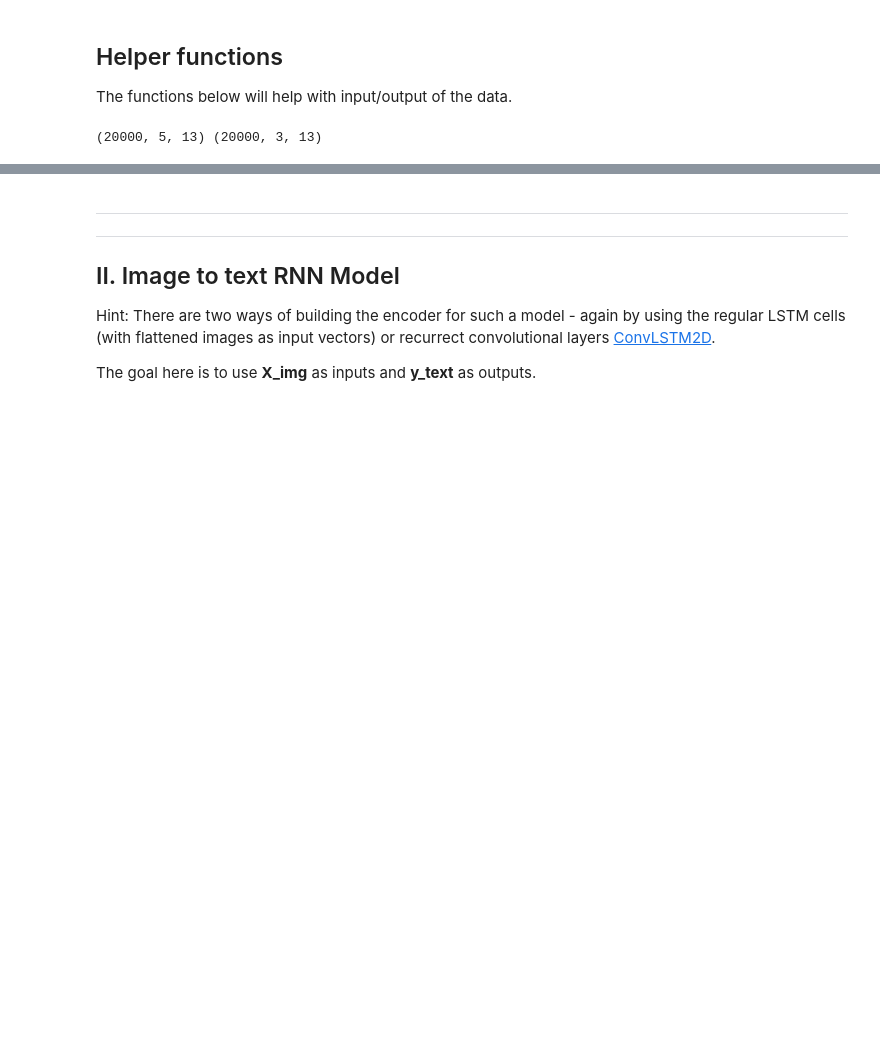
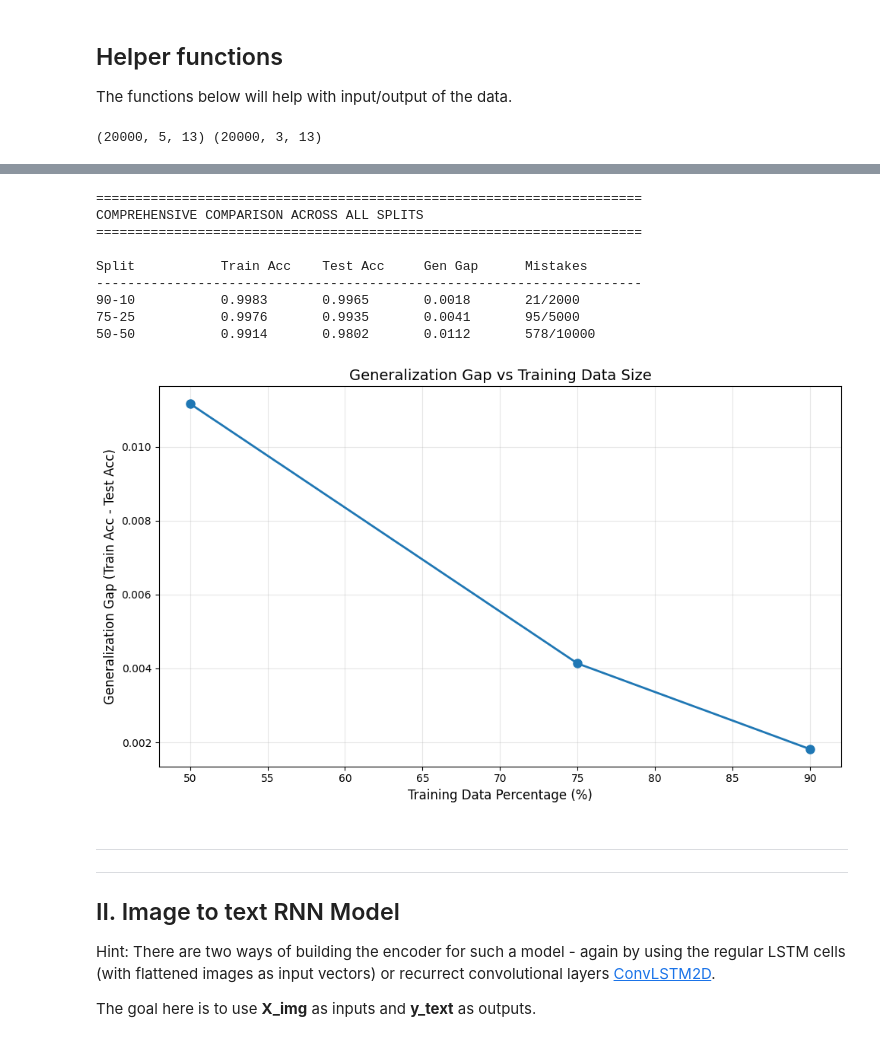
Before and after one commit to gaddetsi/final-assignment-IDL, a Jupyter notebook: A2_RNNs.ipynb, the cells around one changed output, grey strips where cells are left out. Cells and saved outputs as stored; diff of their text form; code cells hidden in the pictures; blank space fills up the shorter version.

```diff
--- a/A2_RNNs.ipynb
+++ b/A2_RNNs.ipynb
@@ -601,3 +667,62 @@ print("""
+# %%
+# Create comprehensive summary comparing all splits
+print("\n" + "="*70)
+print("COMPREHENSIVE COMPARISON ACROSS ALL SPLITS")
+print("="*70)
+
+summary_data = []
+for split_name in sorted(results.keys(), key=lambda x: int(x.split('-')[0]), reverse=True):
+    split_data = results[split_name]
+    train_size, test_size = map(int, split_name.split('-'))
+
+    # Calculate number of mistakes
+    y_pred = split_data['model'].predict(split_data['X_test'], verbose=0)
+    y_pred_decoded = decode_labels(y_pred)
+    y_test_decoded = decode_labels(split_data['y_test'])
+
+    num_mistakes = sum([1 for i in range(len(y_pred_decoded)) if y_pred_decoded[i] != y_test_decoded[i]])
+
+    summary_data.append({
+        'split': split_name,
+        'train_size': train_size,
+        'test_size': test_size,
+        'train_acc': split_data['train_acc'],
+        'test_acc': split_data['test_acc'],
+        'gen_gap': split_data['train_acc'] - split_data['test_acc'],
+        'num_mistakes': num_mistakes,
+        'total_samples': len(y_test_decoded)
+    })
+
+# Display table
+print(f"\n{'Split':<15} {'Train Acc':<12} {'Test Acc':<12} {'Gen Gap':<12} {'Mistakes':<15}")
+print("-" * 70)
+for data in summary_data:
+    print(f"{data['split']:<15} {data['train_acc']:<12.4f} {data['test_acc']:<12.4f} "
+          f"{data['gen_gap']:<12.4f} {data['num_mistakes']}/{data['total_samples']}")
+
+# Plot generalization gap
+plt.figure(figsize=(10, 6))
+train_sizes = [d['train_size'] for d in summary_data]
+gen_gaps = [d['gen_gap'] for d in summary_data]
+
+plt.plot(train_sizes, gen_gaps, marker='o', linewidth=2, markersize=8)
+plt.xlabel('Training Data Percentage (%)', fontsize=12)
+plt.ylabel('Generalization Gap (Train Acc - Test Acc)', fontsize=12)
+plt.title('Generalization Gap vs Training Data Size', fontsize=14)
+plt.grid(True, alpha=0.3)
+plt.tight_layout()
+plt.show()
+# %% [output]
+======================================================================
+COMPREHENSIVE COMPARISON ACROSS ALL SPLITS
+======================================================================
+
+Split           Train Acc    Test Acc     Gen Gap      Mistakes
+----------------------------------------------------------------------
+90-10           0.9983       0.9965       0.0018       21/2000
+75-25           0.9976       0.9935       0.0041       95/5000
+50-50           0.9914       0.9802       0.0112       578/10000
+[figure, added]
 # %% [markdown]
 
 ---
```
Also changed, not shown: parts of 9 cells of this notebook.
